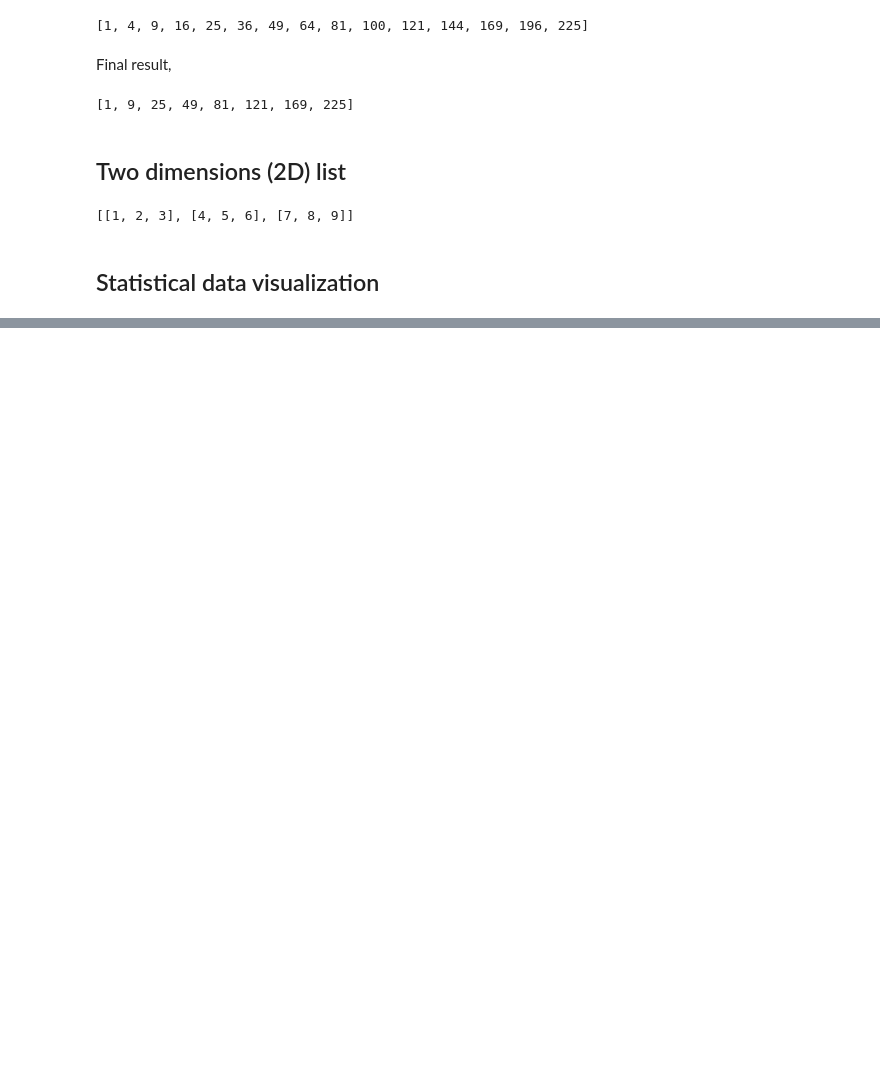
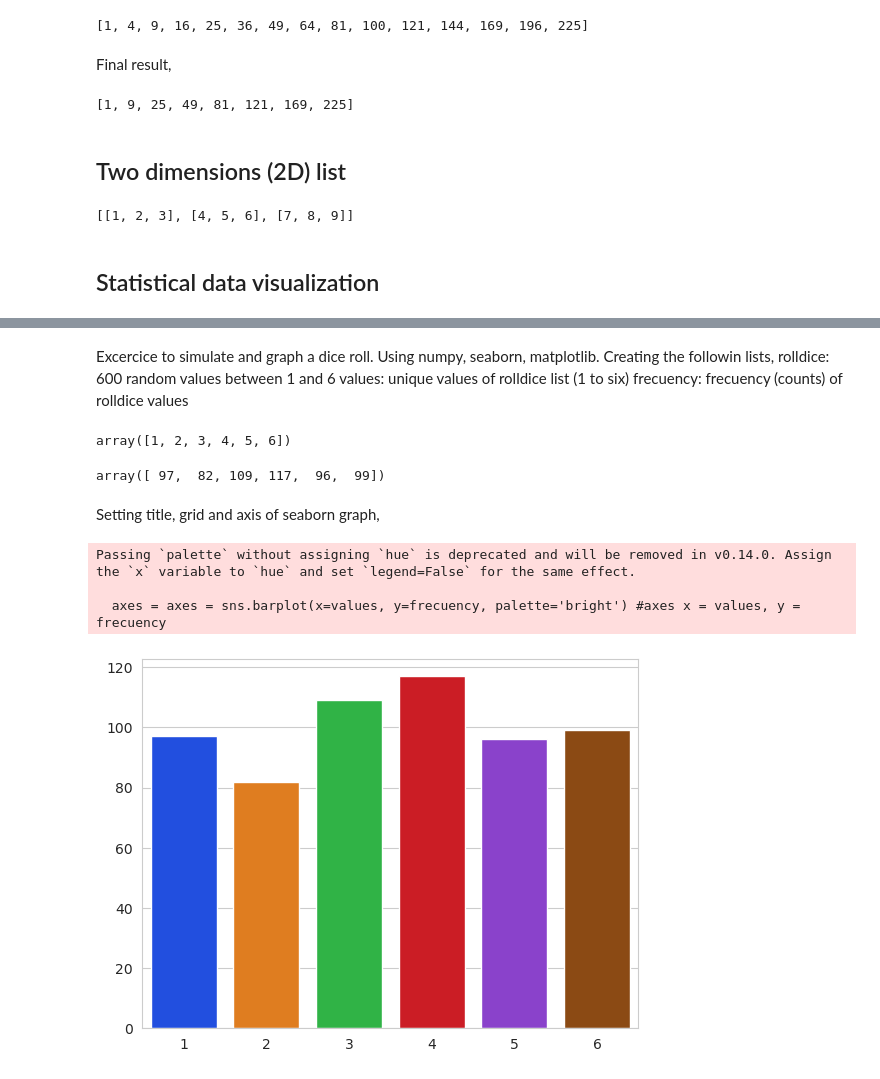
Before and after one commit to alej0ai/python_course, a Jupyter notebook: 4 - List and tuples.ipynb, the cells around one changed output, grey strips where cells are left out. Cells and saved outputs as stored; diff of their text form; code cells hidden in the pictures; blank space fills up the shorter version.

Commit message:
Lists and tuples 4

```diff
--- a/4 - List and tuples.ipynb
+++ b/4 - List and tuples.ipynb
@@ -562,3 +562,30 @@ import matplotlib.pyplot as plt
 import numpy as np
 import random
 import seaborn as sns
+# %% [markdown]
+Excercice to simulate and graph a dice roll. Using numpy, seaborn, matplotlib.
+Creating the followin lists,
+rolldice: 600 random values between 1 and 6
+values: unique values of rolldice list (1 to six)
+frecuency: frecuency (counts) of rolldice values
+# %%
+rolldice = [random.randrange(1,7) for i in range(600)]
+values, frecuency = np.unique(rolldice, return_counts=True)
+values
+# %% [output]
+array([1, 2, 3, 4, 5, 6])
+# %%
+frecuency
+# %% [output]
+array([ 97,  82, 109, 117,  96,  99])
+# %% [markdown]
+Setting title, grid and axis of seaborn graph,
+# %%
+title = f'Result of roll dice{len(rolldice)} times' # title
+sns.set_style('whitegrid')  # grid
+axes = axes = sns.barplot(x=values, y=frecuency, palette='bright') #axes x = values, y = frecuency
+# %% [output]
+Passing `palette` without assigning `hue` is deprecated and will be removed in v0.14.0. Assign the `x` variable to `hue` and set `legend=False` for the same effect.
+
+  axes = axes = sns.barplot(x=values, y=frecuency, palette='bright') #axes x = values, y = frecuency
+[figure, added]
```
Also changed, not shown: parts of 2 cells of this notebook.
